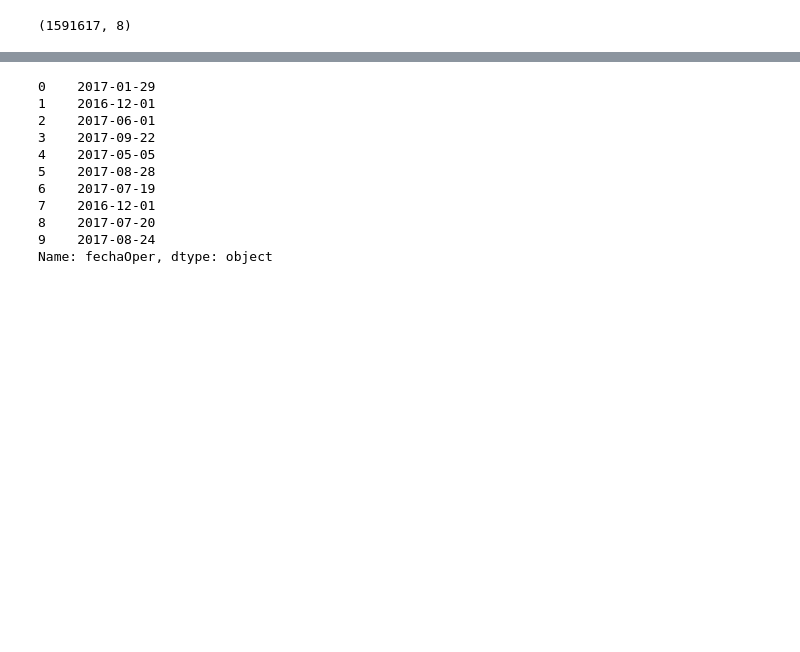
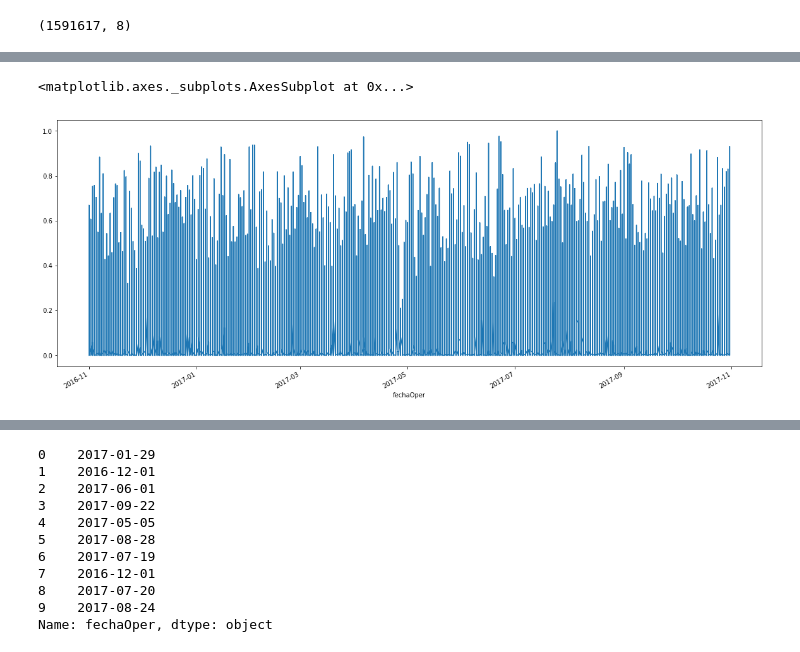
Before and after one commit to kendalvictor/codeando, a Jupyter notebook: machine_learning/_bbva data challeneger 2018/analysis_train.ipynb, the cells around one changed output, grey strips where cells are left out. Cells and saved outputs as stored; diff of their text form; code cells hidden in the pictures; blank space fills up the shorter version.

```diff
--- a/machine_learning/_bbva data challeneger 2018/analysis_train.ipynb
+++ b/machine_learning/_bbva data challeneger 2018/analysis_train.ipynb
@@ -66,5 +54,5 @@ null_verificator(data)
 # %%
-data.fillna(-999, inplace=True)
+data.fillna(0, inplace=True)
 # %%
 null_verificator(data)
 # %% [output]
@@ -87,3 +75,5 @@ data.head(10)
 data.shape
 # %% [output]
 (1591617, 8)
+# %%
+data['fechaOper'] = data['fechaOper'].convert_objects(convert_dates='coerce')
@@ -89,0 +95,5 @@ data.shape
+# %%
+data['ratingMonto'].plot(figsize=(20,8))
+# %% [output]
+<matplotlib.axes._subplots.AxesSubplot at 0x...>
+[figure, added]
```
Also changed, not shown: parts of 5 cells of this notebook, 1 other file.
